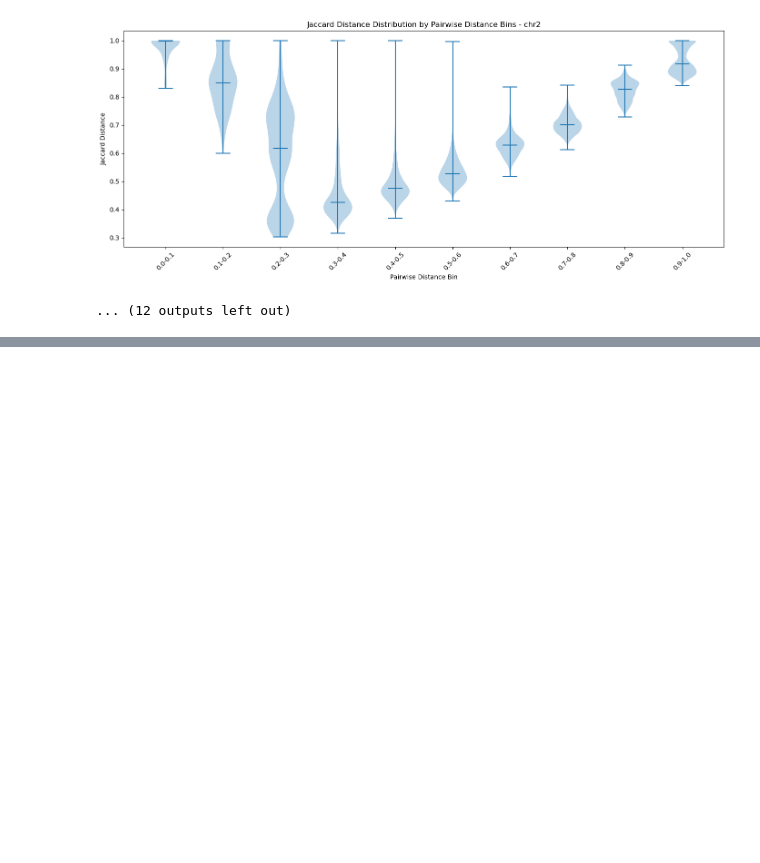
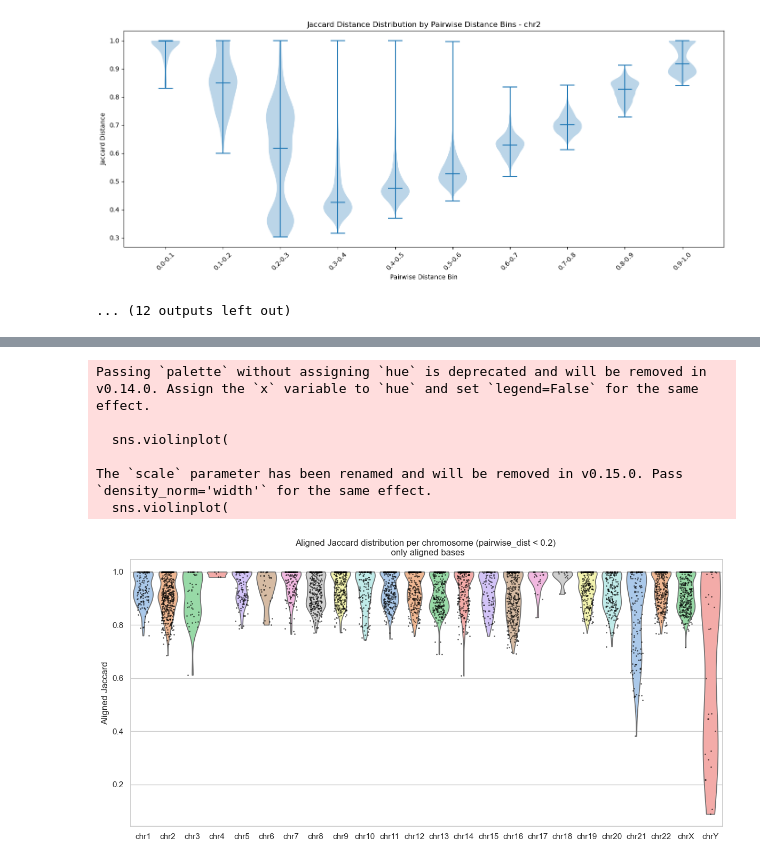
Before and after one commit to miramastoras/centrolign_analysis, a Jupyter notebook: analysis_notes/release2_QC_v2/notebooks/pairwise_consistency.ipynb, the cells around one changed output, grey strips where cells are left out. Drawn from its saved outputs; the diff is of its cells as text; code cells hidden in the pictures; blank space fills up the shorter version.

```diff
--- a/analysis_notes/release2_QC_v2/notebooks/pairwise_consistency.ipynb
+++ b/analysis_notes/release2_QC_v2/notebooks/pairwise_consistency.ipynb
@@ -274,0 +344,68 @@ for chrom in sorted(df["chr"].unique()):
+# %%
+import pandas as pd
+import seaborn as sns
+import matplotlib.pyplot as plt
+
+# subset dataframe
+df_sub = df[df["pairwise_dist"] < 0.2].copy()
+
+# keep original 'chr' strings
+df_sub["chr"] = df_sub["chr"].astype(str)  # e.g., 'chr1', 'chrX', etc.
+
+# build correct order
+# extract numeric part for autosomes
+autos = sorted(
+    [c for c in df_sub["chr"].unique() if c[3:].isdigit()],
+    key=lambda x: int(x[3:])
+)
+# add sex chromosomes if present
+sex = [c for c in ["chrX", "chrY"] if c in df_sub["chr"].values]
+
+chr_order = autos + sex
+
+# make chr an ordered categorical (preserves 'chr' prefix in labels)
+df_sub["chr"] = pd.Categorical(df_sub["chr"], categories=chr_order, ordered=True)
+
+# style
+sns.set(style="whitegrid")
+plt.figure(figsize=(12, 6))
+
+# pastel palette
+palette = sns.color_palette("pastel", len(chr_order))
+palette_dict = dict(zip(chr_order, palette))
+
+# violin plot
+sns.violinplot(
+    data=df_sub,
+    x="chr",
+    y="aligned_jaccard",
+    inner=None,
+    cut=0,
+    scale="width",
+    palette=palette_dict
+)
+
+# strip plot overlay
+sns.stripplot(
+    data=df_sub,
+    x="chr",
+    y="aligned_jaccard",
+    color="black",
+    jitter=0.25,
+    size=2,
+    alpha=0.6
+)
+
+plt.ylabel("Aligned Jaccard")
+plt.xlabel("")  # removes x-axis title
+plt.title("Aligned Jaccard distribution per chromosome (pairwise_dist < 0.2) \n only aligned bases")
+plt.tight_layout()
+plt.show()
+# %% [output]
+Passing `palette` without assigning `hue` is deprecated and will be removed in v0.14.0. Assign the `x` variable to `hue` and set `legend=False` for the same effect.
+
+  sns.violinplot(
+
+The `scale` parameter has been renamed and will be removed in v0.15.0. Pass `density_norm='width'` for the same effect.
+  sns.violinplot(
+[figure, added]
```
Also changed, not shown: parts of 8 cells of this notebook, 8 other files.
